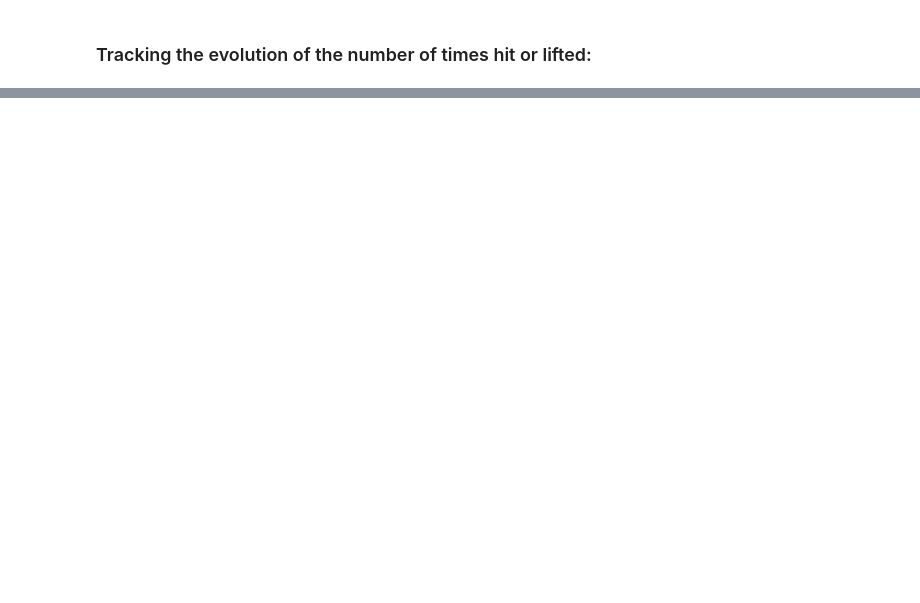
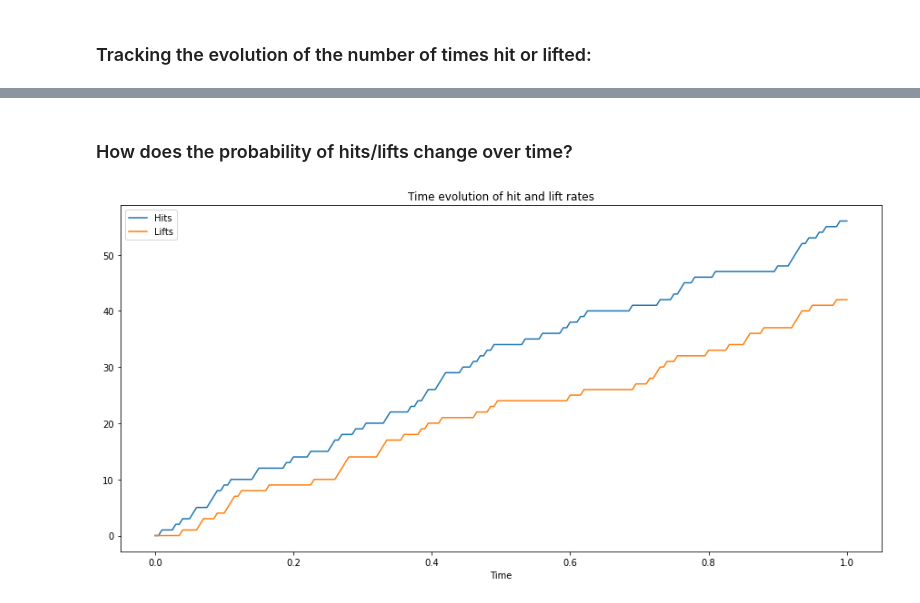
Before and after one commit to sunnymshah95/CME-241-RLinFinance, a Jupyter notebook: Assignment 10/assignment10-solutions.ipynb, the cells around one changed output, grey strips where cells are left out. Drawn from its saved outputs; the diff is of its cells as text; code cells hidden in the pictures; blank space fills up the shorter version.

```diff
--- a/Assignment 10/assignment10-solutions.ipynb
+++ b/Assignment 10/assignment10-solutions.ipynb
@@ -174,0 +252,16 @@ plt.show()
+# %% [markdown]
+### How does the probability of hits/lifts change over time?
+# %%
+hit = [state.num_hits for state in traces]
+lift = [state.num_lifts for state in traces]
+
+
+plt.plot(time, hit, label='Hits')
+plt.plot(time, lift, label='Lifts')
+
+plt.xlabel("Time")
+plt.title("Time evolution of hit and lift rates")
+plt.legend()
+plt.show()
+# %% [output]
+[figure, added]
```
Also changed, not shown: parts of 15 cells of this notebook.
